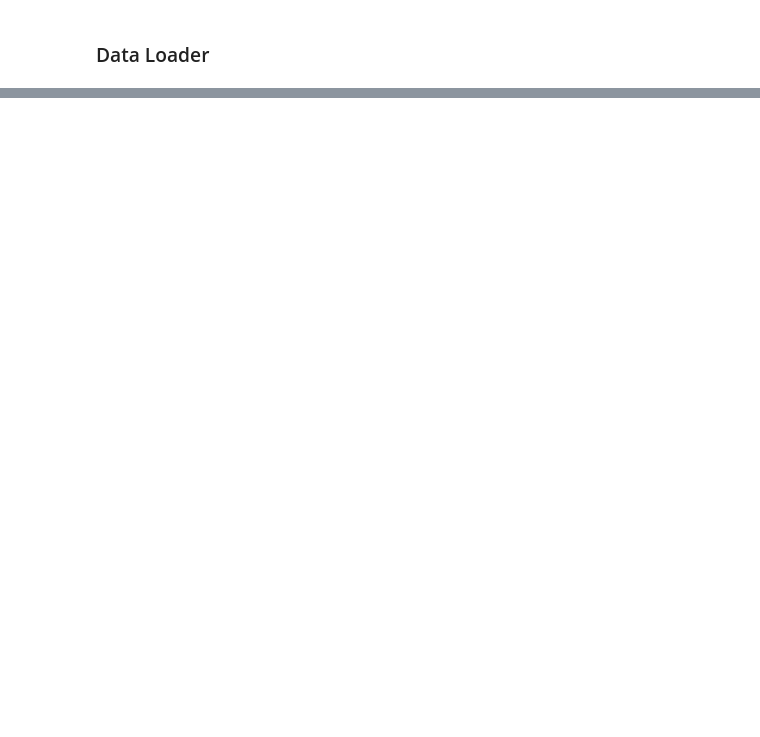
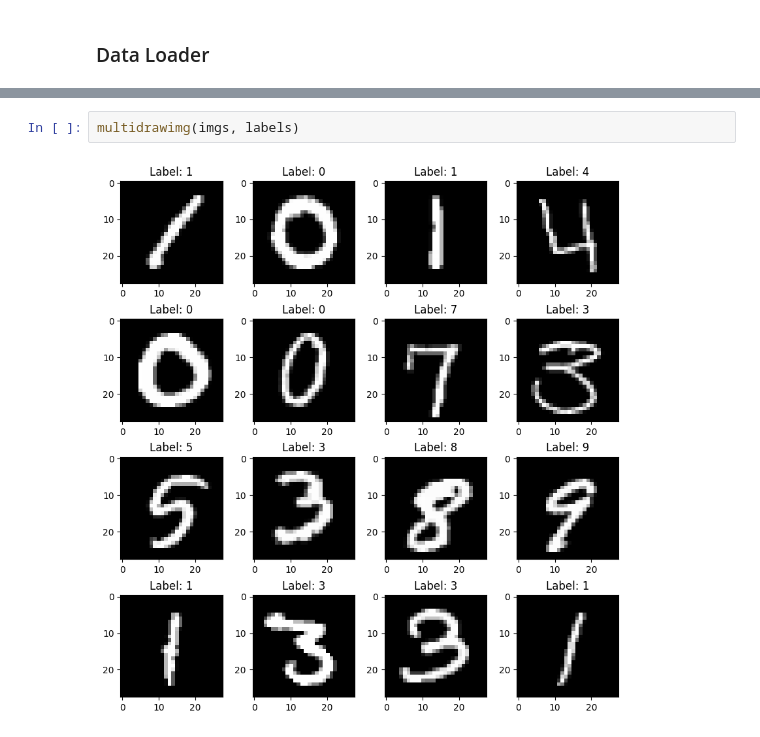
Before and after one commit to Catonpancake/2023winter-seminar, a Jupyter notebook: EDA.ipynb, the cells around one changed output, grey strips where cells are left out. Cells and saved outputs as stored; diff of their text form; blank space fills up the shorter version.

```diff
--- a/EDA.ipynb
+++ b/EDA.ipynb
@@ -43,0 +82,4 @@ class DigitDataset(Dataset):
+# %%
+multidrawimg(imgs, labels)
+# %% [output]
+[figure, added]
```
Also changed, not shown: parts of 13 cells of this notebook.
